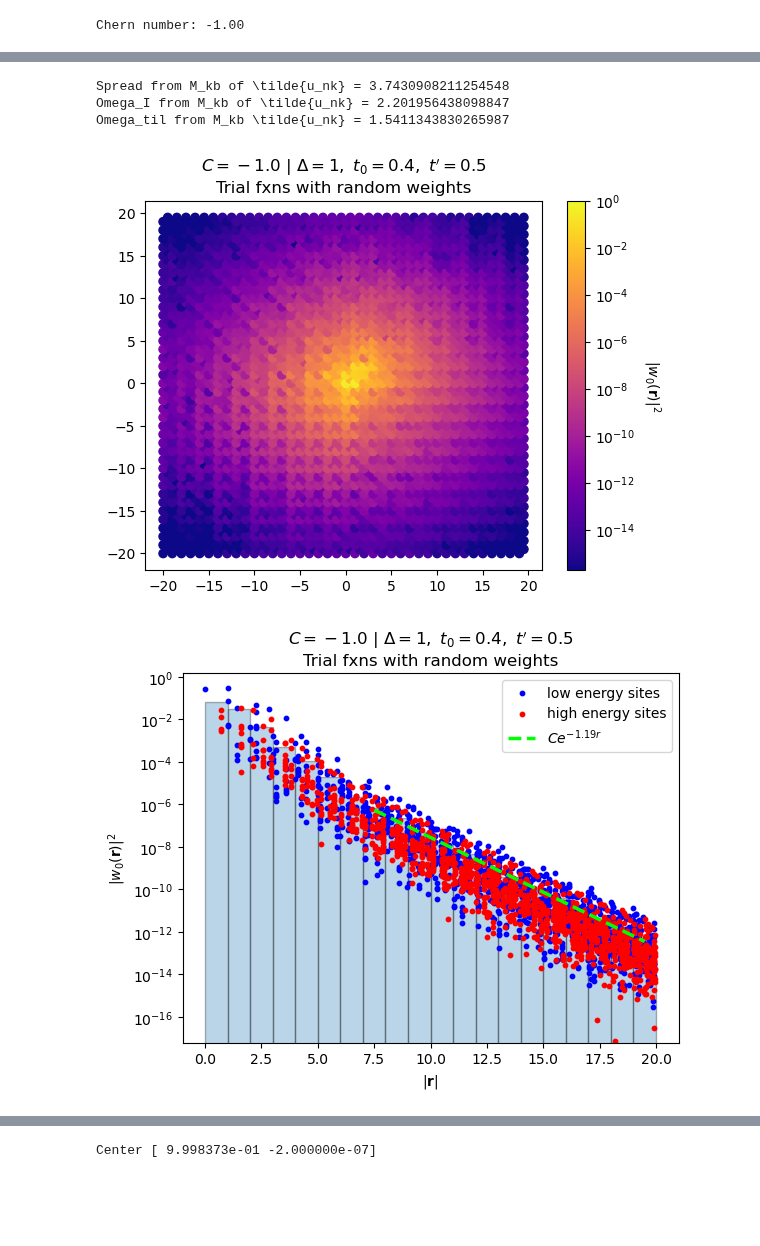
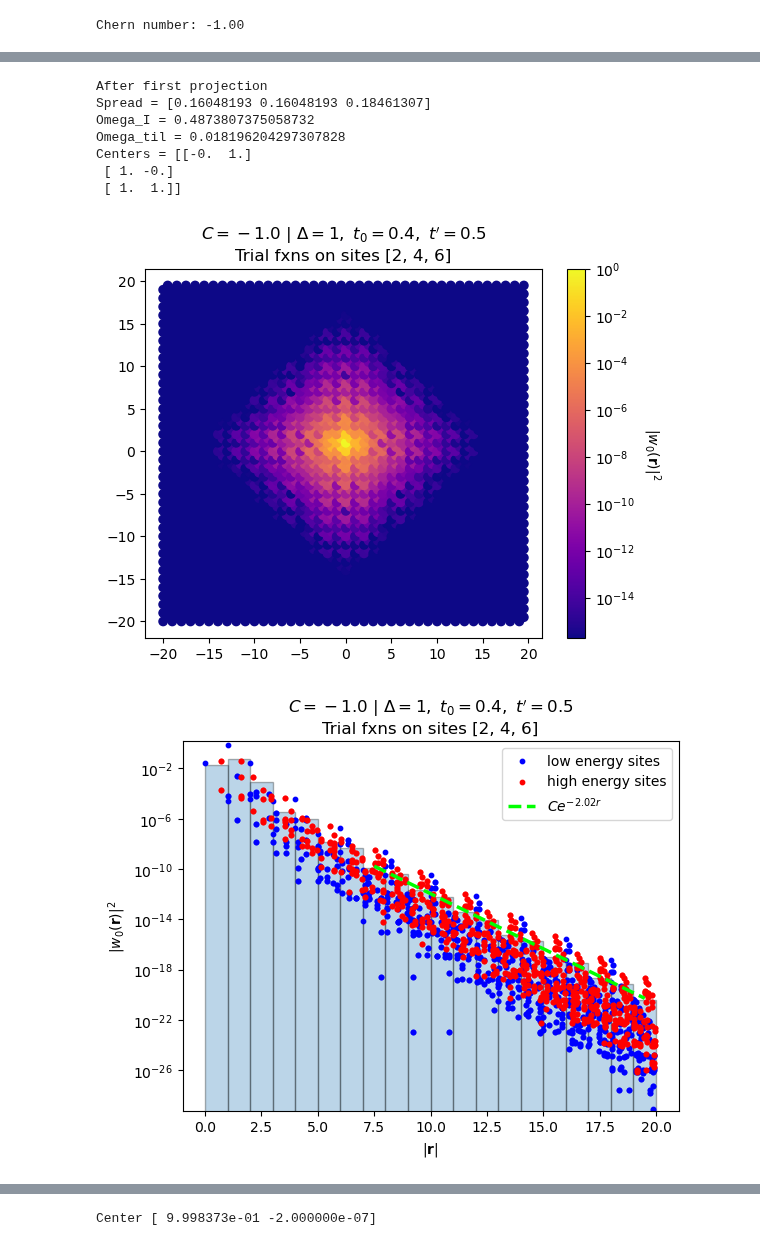
Before and after one commit to treycole/WanPy, a Jupyter notebook: examples/Checkerboard.ipynb, the cells around one changed output, grey strips where cells are left out. Saved outputs shown, nothing was run; the diff lists cells and outputs as text; code cells hidden in the pictures; blank space fills up the shorter version.

```diff
--- a/examples/Checkerboard.ipynb
+++ b/examples/Checkerboard.ipynb
@@ -21,6 +21,11 @@ t0 = 0.4
 tprime = 0.5
 
 model = models.chessboard(t0, tprime, delta).make_supercell([[2,0], [0,2]])
+
+# adding disorder
+J = 2*delta
+J_site = 0
+model.set_onsite(J, ind_i = J_site, mode='add')
 
 orbs = model.get_orb()
 n_orb = model.get_num_orbitals()
@@ -64,21 +89,38 @@ for i in range(k_mesh.shape[0]):
     for j in range(k_mesh.shape[1]):
         u_wfs_Wan.solve_on_one_point(k_mesh[i,j], [i,j])
 # %%
-omit_sites = None
+random = False
+
+omit_sites = 0
 tf_list = list(np.setdiff1d(low_E_sites, [omit_sites])) # delta on lower energy sites omitting the last site
 
-tf_list = gen_rand_tf_list(3, n_orb)
+if random:
+    tf_list = gen_rand_tf_list(3, n_orb)
 # %%
 w0, psi_til_wan = Wannierize(orbs, u_wfs_Wan, tf_list, ret_psi_til=True)
 u_tilde_wan = get_bloch_wfs(orbs, psi_til_wan, k_mesh, inverse=True)
+# %%
+save_name = f'C={chern:.1f}_Delta={delta}_t0={t0}_tprime={tprime}'
+if J!=0:
+    save_name += f'_J={J}_onsite_{J_site}'
+if random:
+    save_name += '_tfxs=rand'
+else:
+    save_name += '_tfx={tf_list}'
 # %%
 M = k_overlap_mat(lat_vecs, orbs, u_tilde_wan) # [kx, ky, b, m, n]
-spread, expc_rsq, expc_r_sq = spread_recip(lat_vecs, M, decomp=True)
+spread, expc_r, expc_rsq = spread_recip(lat_vecs, M, decomp=True)
 
-print(rf"Spread from M_kb of \tilde{{u_nk}} = {spread[0]}")
-print(rf"Omega_I from M_kb of \tilde{{u_nk}} = {spread[1]}")
-print(rf"Omega_til from M_kb \tilde{{u_nk}} = {spread[2]}")
+print("After first projection")
+print(rf"Spread = {spread[0]}")
+print(rf"Omega_I = {spread[1]}")
+print(rf"Omega_til = {spread[2]}")
+print(f"Centers = {expc_r.round(10)}")
 # %% [output]
-Spread from M_kb of \tilde{u_nk} = 3.7430908211254548
-Omega_I from M_kb of \tilde{u_nk} = 2.201956438098847
-Omega_til from M_kb \tilde{u_nk} = 1.5411343830265987
+After first projection
+Spread = [0.16048193 0.16048193 0.18461307]
+Omega_I = 0.4873807375058732
+Omega_til = 0.018196204297307828
+Centers = [[-0.  1.]
+ [ 1. -0.]
+ [ 1.  1.]]
@@ -91,19 +127,17 @@ Omega_til from M_kb \tilde{u_nk} = 1.5411343830265987
 # %%
 idx = 0
-# title = (rf"$C = {chern: .1f}$ | $\Delta = {delta},\ t_0 = {t0},\ t' = {tprime}$"
-#         "\n"
-#         rf"Trial fxns on sites {tf_list}"
-#          )
-title = (rf"$C = {chern: .1f}$ | $\Delta = {delta},\ t_0 = {t0},\ t' = {tprime}$"
-        "\n"
-        rf"Trial fxns with random weights"
-         )
-save_name = f'w_{idx}_scatter_C={chern:.1f}_Delta={delta}_t0={t0}_tprime={tprime}_tfxs={tf_list}.png'
+title = rf"$C = {chern: .1f}$ | $\Delta = {delta},\ t_0 = {t0},\ t' = {tprime}$"
+if random:
+        title += "\n" r"Trial fxns with random weights"
+else:
+        title +=  "\n" rf"Trial fxns on sites {tf_list}"
+
+fig_save_name = f'w_{idx}_scatter_' + save_name + '.png'
 
 fig, ax = plot.plot_Wan(w0, idx, orbs, lat_vecs, title=title, plot_phase=False, plot_decay=True, fit_rng=[7, 20])
 # %% [output]
-[figure, old version]
+[figure, new version]
-[figure, old version]
+[figure, new version]
 # %%
 # outer window of entangled bands is full occupied manifold
 iter_num_omega_i = 10000
```
Also changed, not shown: parts of 5 cells of this notebook, 4 other files.
